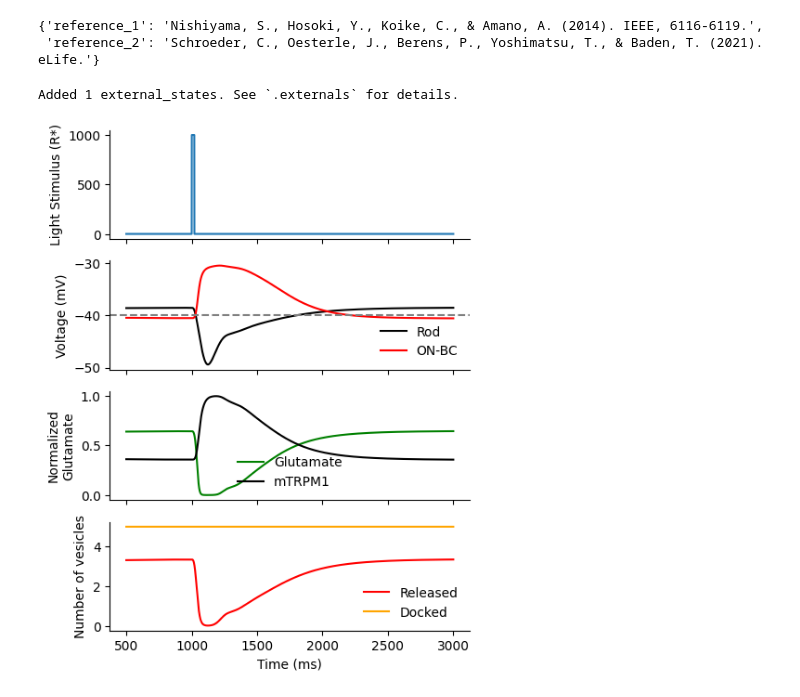
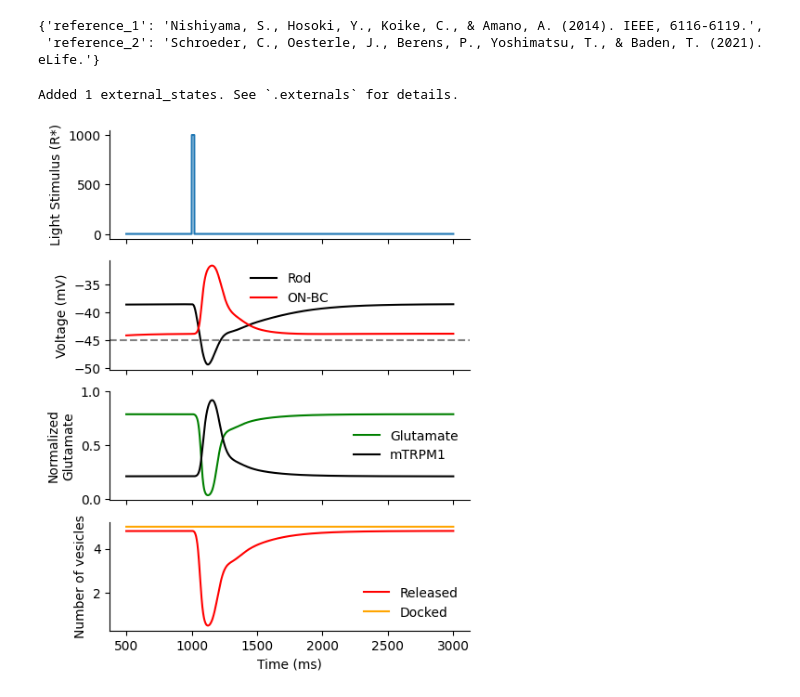
Before and after one commit to jaxleyverse/jaxley-mech, a Jupyter notebook: notebooks/synapses/ribbon_mGluR6.ipynb, the cells around one changed output. Drawn from its saved outputs; the diff is of its cells as text; code cells hidden in the pictures.

```diff
--- a/notebooks/synapses/ribbon_mGluR6.ipynb
+++ b/notebooks/synapses/ribbon_mGluR6.ipynb
@@ -86,7 +86,7 @@ network.init_states()
 network.cell([0, 1]).set("v", -40)
 
 # Adjust the synapse
-Vhalf = -40.0
+Vhalf = -45.0
 network.Ribbon_mGluR6(0).set("Ribbon_mGluR6_gTRPM1", 1.65 * 10**-3)
 network.Ribbon_mGluR6(0).set("Ribbon_mGluR6_V_half", Vhalf)
 network.Ribbon_mGluR6(0).set("Ribbon_mGluR6_k", 0.5)
@@ -138,34 +138,34 @@ ax[1].axhline(Vhalf, color="gray", linestyle="--")
 colors = ["g", "k"]
 labels = ["Glutamate", "mTRPM1"]
 # normalize the glutamate
 KGlu = network.Ribbon_mGluR6(0).view["Ribbon_mGluR6_KGlu"].values[0]
 ufunc = lambda v: v**2 / (v**2 + KGlu**2)
 v = v.at[2, :].apply(ufunc)
 for  i in range(2, 4):
     ax[2].plot(time, v[i, int(ramp_up/dt):-1], color=colors[i-2], label=labels[i-2])
 
 colors = ["r", "orange"]
 labels = ["Released", "Docked"]
 for i in range(4, 6):
     ax[3].plot(time, v[i, int(ramp_up/dt):-1], color=colors[i-4], label=labels[i-4])
 
 ax[0].set_ylabel("Light Stimulus (R*)")
 
 ax[1].set_ylabel("Voltage (mV)")
 ax[1].legend(frameon=False)
 
 ax[2].set_ylabel("Normalized\nGlutamate")
 ax[2].legend(frameon=False)
 ax[2].set_yticks([0, 0.5, 1.0])
 
 ax[3].legend(frameon=False)
 ax[3].set_ylabel("Number of vesicles")
 ax[3].set_xlabel("Time (ms)")
 
 sns.despine();
 # %% [output]
 Added 1 external_states. See `.externals` for details.
-[figure, old version]
+[figure, new version]
 # %%
 fig, ax = plt.subplots(4, 1, figsize=(5, 7), sharex=True)
 ramp_up = 500 # ms
```
Also changed, not shown: parts of 4 cells of this notebook.
